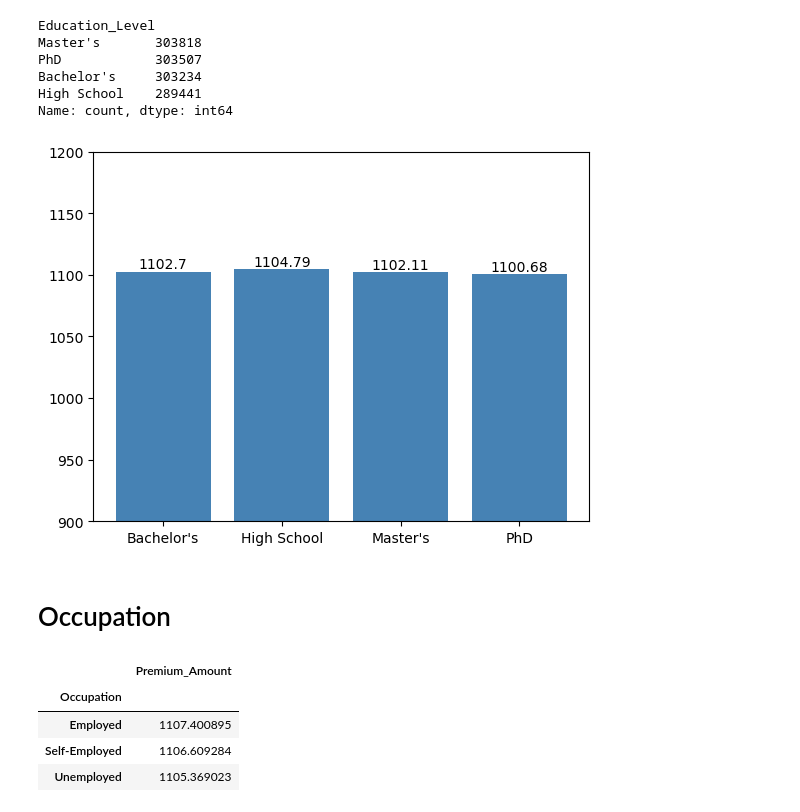
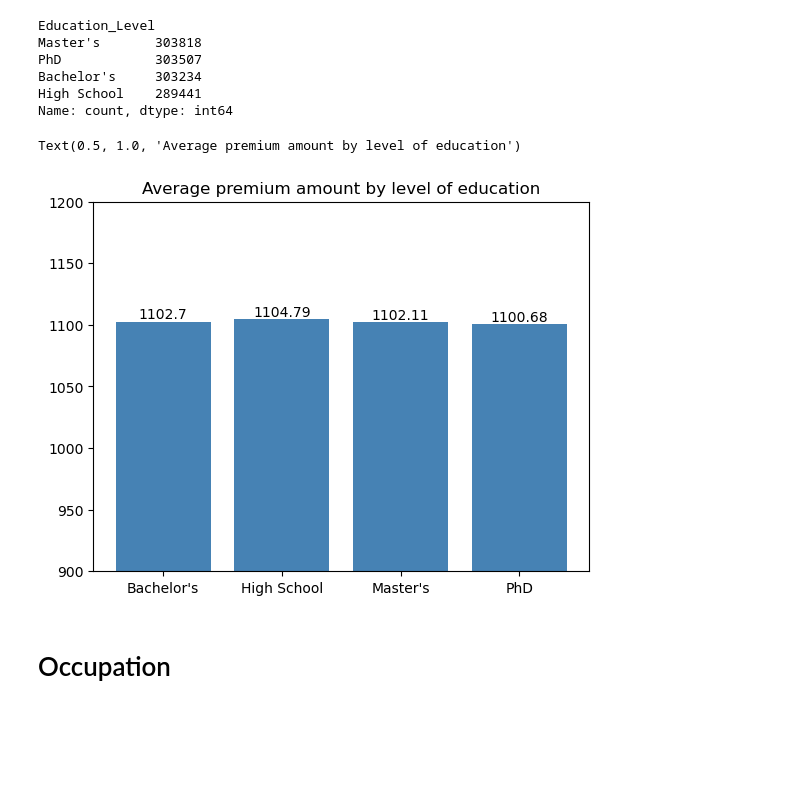
Before and after one commit to mbyczyns/Insurance---MachineLearning, a Jupyter notebook: eda-kopia.ipynb, the cells around one changed output. Saved outputs shown, nothing was run; the diff lists cells and outputs as text; code cells hidden in the pictures; blank space fills up the shorter version.

```diff
--- a/eda-kopia.ipynb
+++ b/eda-kopia.ipynb
@@ -147,22 +152,14 @@ Name: count, dtype: int64
 # %%
 education = df_train[['Education_Level', "Premium_Amount"]].groupby('Education_Level').mean()
 bars = plt.bar(education.index, education['Premium_Amount'], color='steelblue')
 plt.ylim(900,1200)
 
 for bar in bars:
     yval = bar.get_height()
     plt.text(bar.get_x() + bar.get_width()/2, yval, round(yval, 2), ha='center', va='bottom')
+plt.title("Average premium amount by level of education")
 # %% [output]
+Text(0.5, 1.0, 'Average premium amount by level of education')
-[figure, old version]
+[figure, new version]
 # %% [markdown]
 # Occupation
-# %%
-df_train['Occupation'].fillna('Unknown')
-df_train[['Occupation', 'Premium_Amount']].groupby('Occupation').mean()
-occupation =
-# %% [output]
-|  | Premium_Amount |
-| Occupation |  |
-| Employed | 1107.400895 |
-| Self-Employed | 1106.609284 |
-| Unemployed | 1105.369023 |
```
Also changed, not shown: parts of 3 cells of this notebook, 1 other file.
